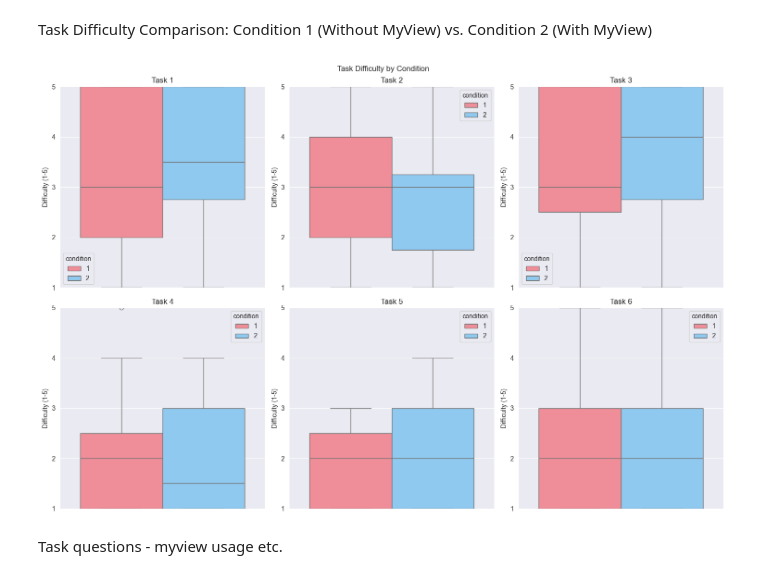
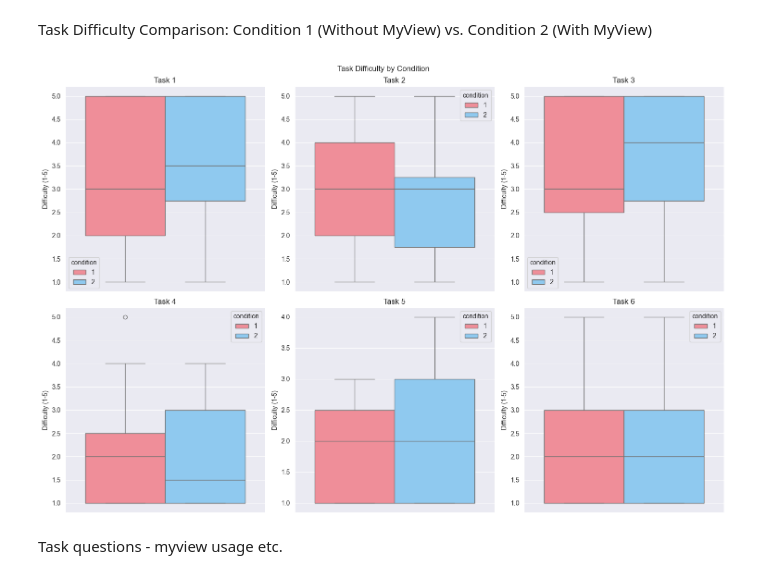
Before and after one commit to pinkstegosaurus99/plot_visualization, a Jupyter notebook: plotting.ipynb, the cells around one changed output. Drawn from its saved outputs; the diff is of its cells as text; code cells hidden in the pictures.

```diff
--- a/plotting.ipynb
+++ b/plotting.ipynb
@@ -1029,8 +1060,46 @@ plt.show()
 # %% [markdown]
 Task Difficulty Comparison: Condition 1 (Without MyView) vs. Condition 2 (With MyView)
 # %%
+fig, axes = plt.subplots(2, 3, figsize=(15, 10))
+fig.suptitle('Task Difficulty by Condition')
+
+def clean_difficulty(series):
+    return series.iloc[:, 0].astype(str).str.extract(r'(\d)')[0].astype(int)
+
+task1_difficulty_data = clean_difficulty(task1_difficulty_data)
+task2_difficulty_data = clean_difficulty(task2_difficulty_data)
+task3_difficulty_data = clean_difficulty(task3_difficulty_data)
+task4_difficulty_data = clean_difficulty(task4_difficulty_data)
+task5_difficulty_data = clean_difficulty(task5_difficulty_data)
+task6_difficulty_data = clean_difficulty(task6_difficulty_data)
+
+tasks = ['task1', 'task2', 'task3', 'task4', 'task5', 'task6']
+for i, task in enumerate(tasks):
+    row = i // 3
+    col = i % 3
+    if task == "task1":
+
+        difficulty_col = task1_difficulty_data
+    elif task == 'task6':
+        difficulty_col = task6_difficulty_data
+    elif task == 'task2':
+        difficulty_col = task2_difficulty_data
+    elif task == 'task3':
+        difficulty_col = task3_difficulty_data
+    elif task == 'task4':
+        difficulty_col = task4_difficulty_data
+    elif task == 'task5':
+        difficulty_col = task5_difficulty_data
+    sns.boxplot(data=full_data, hue='condition', y=difficulty_col, ax=axes[row, col], palette=colours[:2])
+    axes[row, col].set_title(f'Task {i+1}')
+    axes[row, col].set_ylabel('Difficulty (1-5)')
+
+plt.tight_layout()
+plt.savefig('images/task_difficulty_comparison.png', dpi=150)
+
+plt.show()
 # %% [output]
-[figure, old version]
+[figure, new version]
 # %% [markdown]
 Task questions - myview usage etc.
 # %%
```
Also changed, not shown: parts of 2 cells of this notebook.
